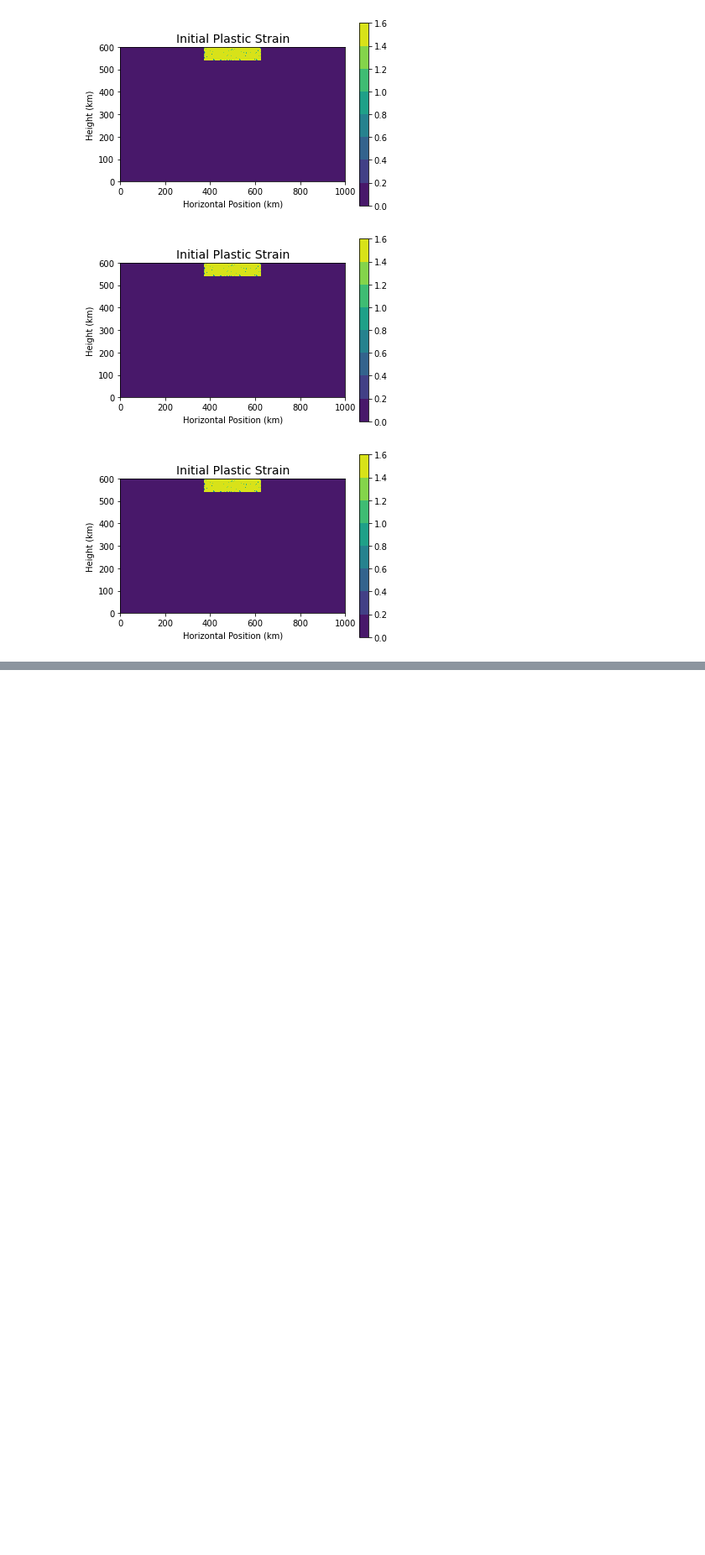
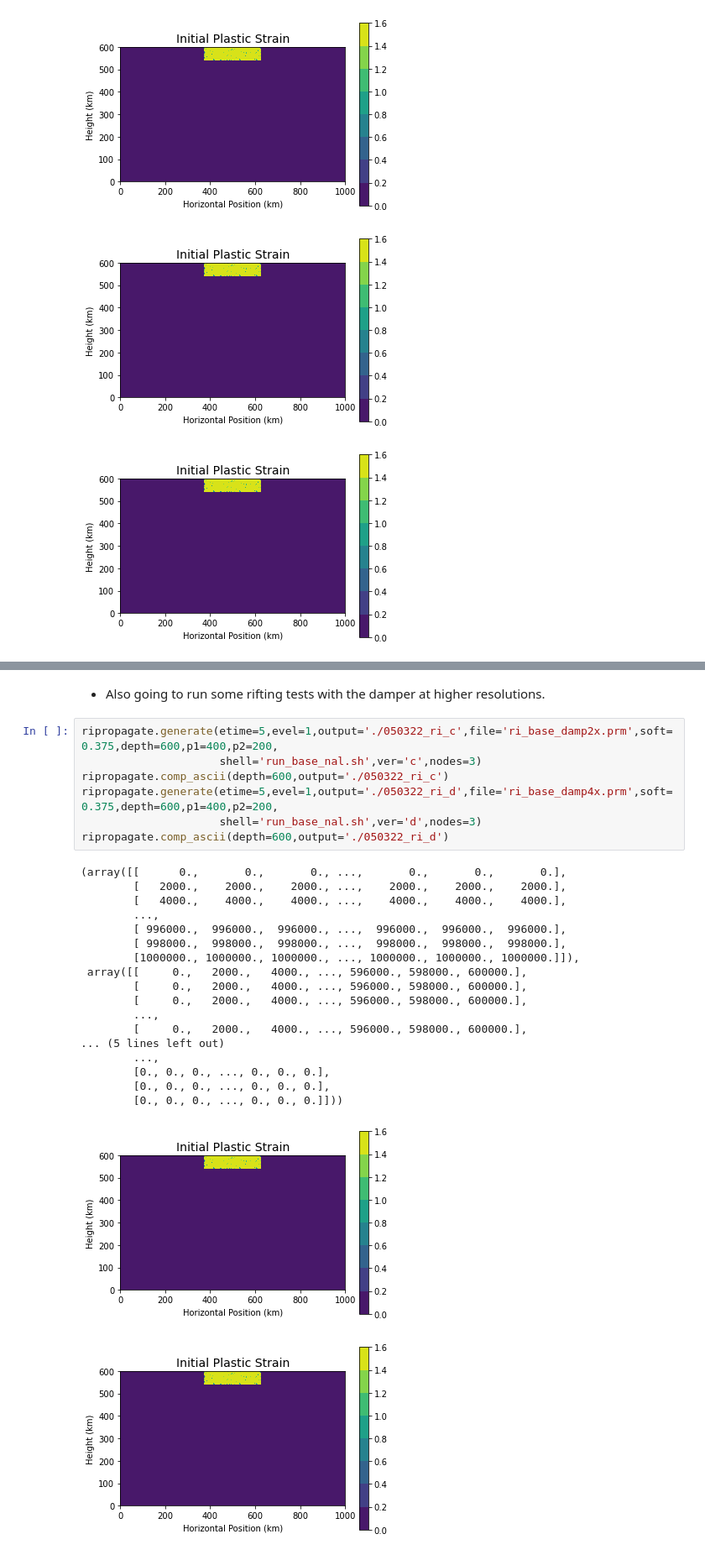
Before and after one commit to dyvasey/riftinversion, a Jupyter notebook: ri_lab_notebook_AprilMay2022.ipynb, the cells around one changed output, grey strips where cells are left out. Shown at 84% size. Drawn from its saved outputs; the diff is of its cells as text; blank space fills up the shorter version.

```diff
--- a/ri_lab_notebook_AprilMay2022.ipynb
+++ b/ri_lab_notebook_AprilMay2022.ipynb
@@ -49,0 +58,29 @@ ripropagate.comp_ascii(depth=600,output='./041922_ri_c')
+# %% [markdown]
+* Also going to run some rifting tests with the damper at higher resolutions.
+# %%
+ripropagate.generate(etime=5,evel=1,output='./050322_ri_c',file='ri_base_damp2x.prm',soft=0.375,depth=600,p1=400,p2=200,
+                     shell='run_base_nal.sh',ver='c',nodes=3)
+ripropagate.comp_ascii(depth=600,output='./050322_ri_c')
+ripropagate.generate(etime=5,evel=1,output='./050322_ri_d',file='ri_base_damp4x.prm',soft=0.375,depth=600,p1=400,p2=200,
+                     shell='run_base_nal.sh',ver='d',nodes=3)
+ripropagate.comp_ascii(depth=600,output='./050322_ri_d')
+# %% [output]
+(array([[      0.,       0.,       0., ...,       0.,       0.,       0.],
+        [   2000.,    2000.,    2000., ...,    2000.,    2000.,    2000.],
+        [   4000.,    4000.,    4000., ...,    4000.,    4000.,    4000.],
+        ...,
+        [ 996000.,  996000.,  996000., ...,  996000.,  996000.,  996000.],
+        [ 998000.,  998000.,  998000., ...,  998000.,  998000.,  998000.],
+        [1000000., 1000000., 1000000., ..., 1000000., 1000000., 1000000.]]),
+ array([[     0.,   2000.,   4000., ..., 596000., 598000., 600000.],
+        [     0.,   2000.,   4000., ..., 596000., 598000., 600000.],
+        [     0.,   2000.,   4000., ..., 596000., 598000., 600000.],
+        ...,
+        [     0.,   2000.,   4000., ..., 596000., 598000., 600000.],
+... (5 lines left out)
+        ...,
+        [0., 0., 0., ..., 0., 0., 0.],
+        [0., 0., 0., ..., 0., 0., 0.],
+        [0., 0., 0., ..., 0., 0., 0.]]))
+[figure, added]
+[figure, added]
```
Also changed, not shown: parts of 2 cells of this notebook.
